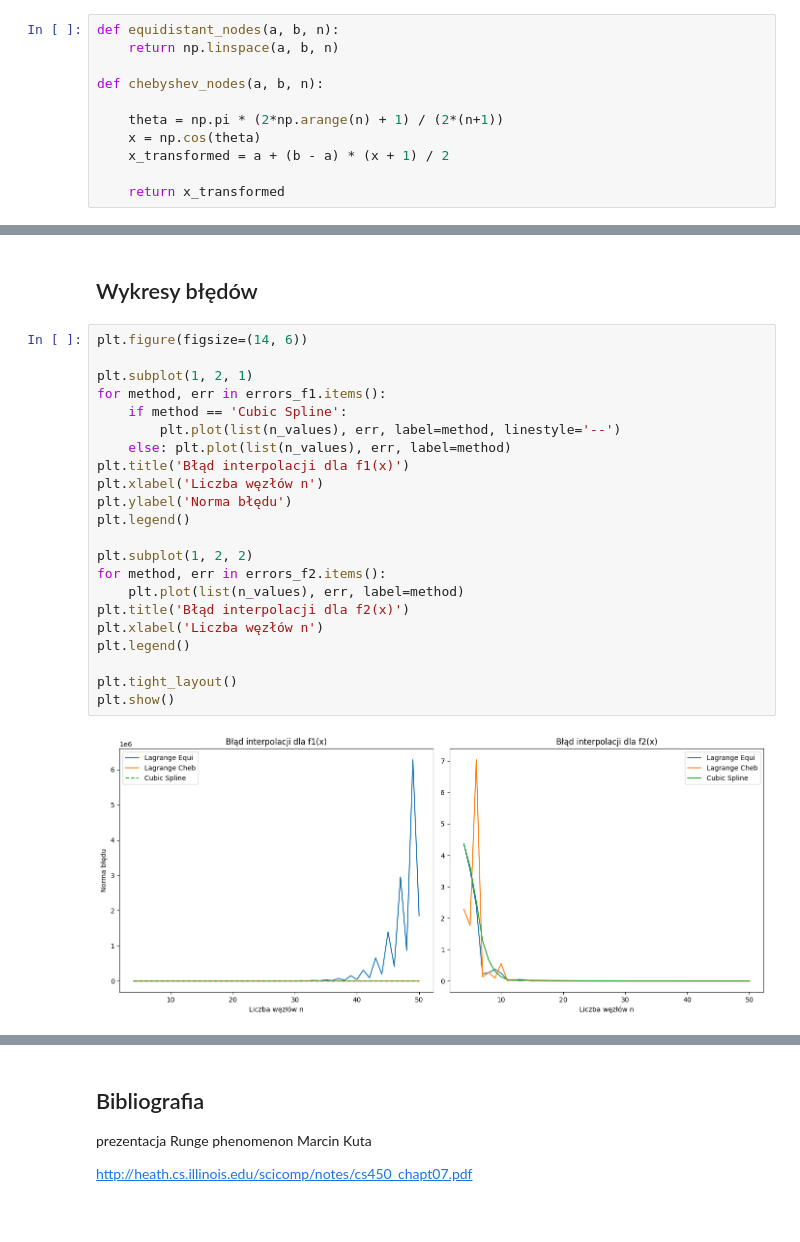
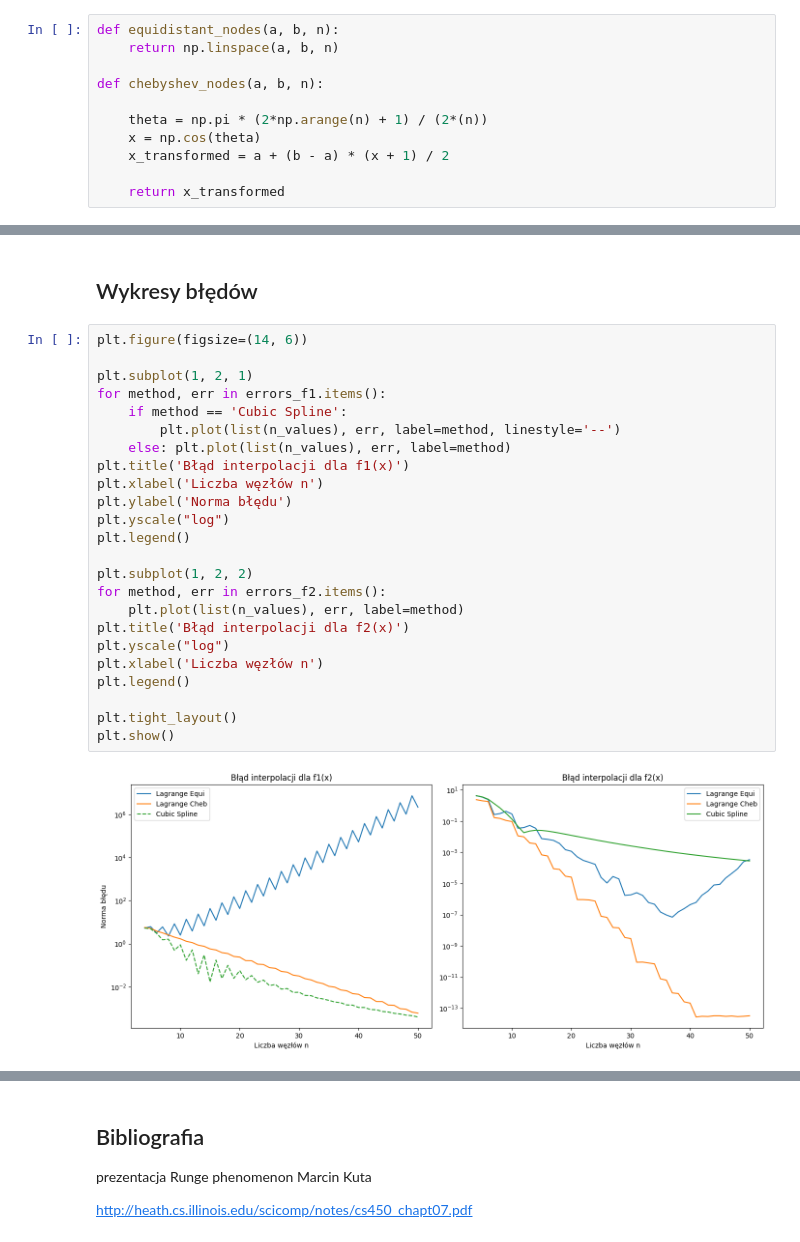
Before and after one commit to igaantonik/Computational-Methods-in-Science-and-Engineering, a Jupyter notebook: lab4/lab4.ipynb, the cells around one changed output, grey strips where cells are left out. Cells and saved outputs as stored; diff of their text form.

```diff
--- a/lab4/lab4.ipynb
+++ b/lab4/lab4.ipynb
@@ -66,7 +66,7 @@ def equidistant_nodes(a, b, n):
 
 def chebyshev_nodes(a, b, n):
 
-    theta = np.pi * (2*np.arange(n) + 1) / (2*(n+1))
+    theta = np.pi * (2*np.arange(n) + 1) / (2*(n))
     x = np.cos(theta)
     x_transformed = a + (b - a) * (x + 1) / 2
 
@@ -161,25 +161,27 @@ for n in n_values:
 # %%
 plt.figure(figsize=(14, 6))
 
 plt.subplot(1, 2, 1)
 for method, err in errors_f1.items():
     if method == 'Cubic Spline':
         plt.plot(list(n_values), err, label=method, linestyle='--')
     else: plt.plot(list(n_values), err, label=method)
 plt.title('Błąd interpolacji dla f1(x)')
 plt.xlabel('Liczba węzłów n')
 plt.ylabel('Norma błędu')
+plt.yscale("log")
 plt.legend()
 
 plt.subplot(1, 2, 2)
 for method, err in errors_f2.items():
     plt.plot(list(n_values), err, label=method)
 plt.title('Błąd interpolacji dla f2(x)')
+plt.yscale("log")
 plt.xlabel('Liczba węzłów n')
 plt.legend()
 
 plt.tight_layout()
 plt.show()
 # %% [output]
-[figure, old version]
+[figure, new version]
 # %% [markdown]
```
Also changed, not shown: parts of 3 cells of this notebook, 3 other files.
